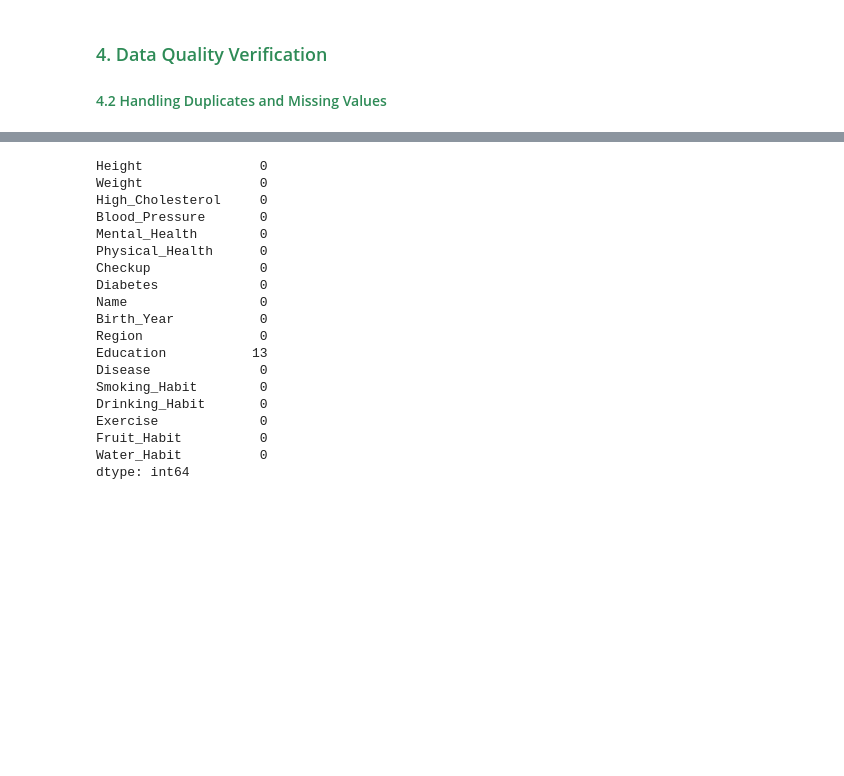
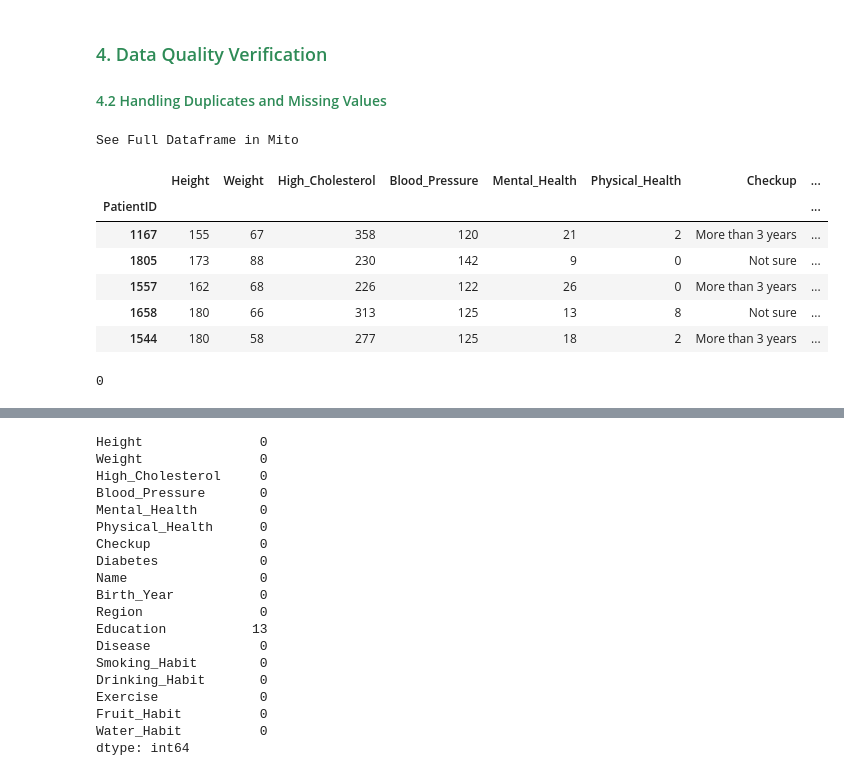
Before and after one commit to Danielfranco7/sharing-github, a Jupyter notebook: The Smith Parasite - Data Description.ipynb, the cells around one changed output, grey strips where cells are left out. Saved outputs shown, nothing was run; the diff lists cells and outputs as text; code cells hidden in the pictures; blank space fills up the shorter version.

```diff
--- a/The Smith Parasite - Data Description.ipynb
+++ b/The Smith Parasite - Data Description.ipynb
@@ -274,3 +274,18 @@ plt.show()
 # %% [markdown]
 ### <font color='SeaGreen'>4. Data Quality Verification</font>
 #### <font color='SeaGreen'>4.2 Handling Duplicates and Missing Values</font>
+# %%
+train_data.head()
+# %% [output]
+See Full Dataframe in Mito
+|  | Height | Weight | High_Cholesterol | Blood_Pressure | Mental_Health | Physical_Health | Checkup | ... |
+| PatientID |  |  |  |  |  |  |  | ... |
+| 1167 | 155 | 67 | 358 | 120 | 21 | 2 | More than 3 years | ... |
+| 1805 | 173 | 88 | 230 | 142 | 9 | 0 | Not sure | ... |
+| 1557 | 162 | 68 | 226 | 122 | 26 | 0 | More than 3 years | ... |
+| 1658 | 180 | 66 | 313 | 125 | 13 | 8 | Not sure | ... |
+| 1544 | 180 | 58 | 277 | 125 | 18 | 2 | More than 3 years | ... |
+# %%
+train_data.duplicated().sum()
+# %% [output]
+0
```
Also changed, not shown: parts of 24 cells of this notebook.
